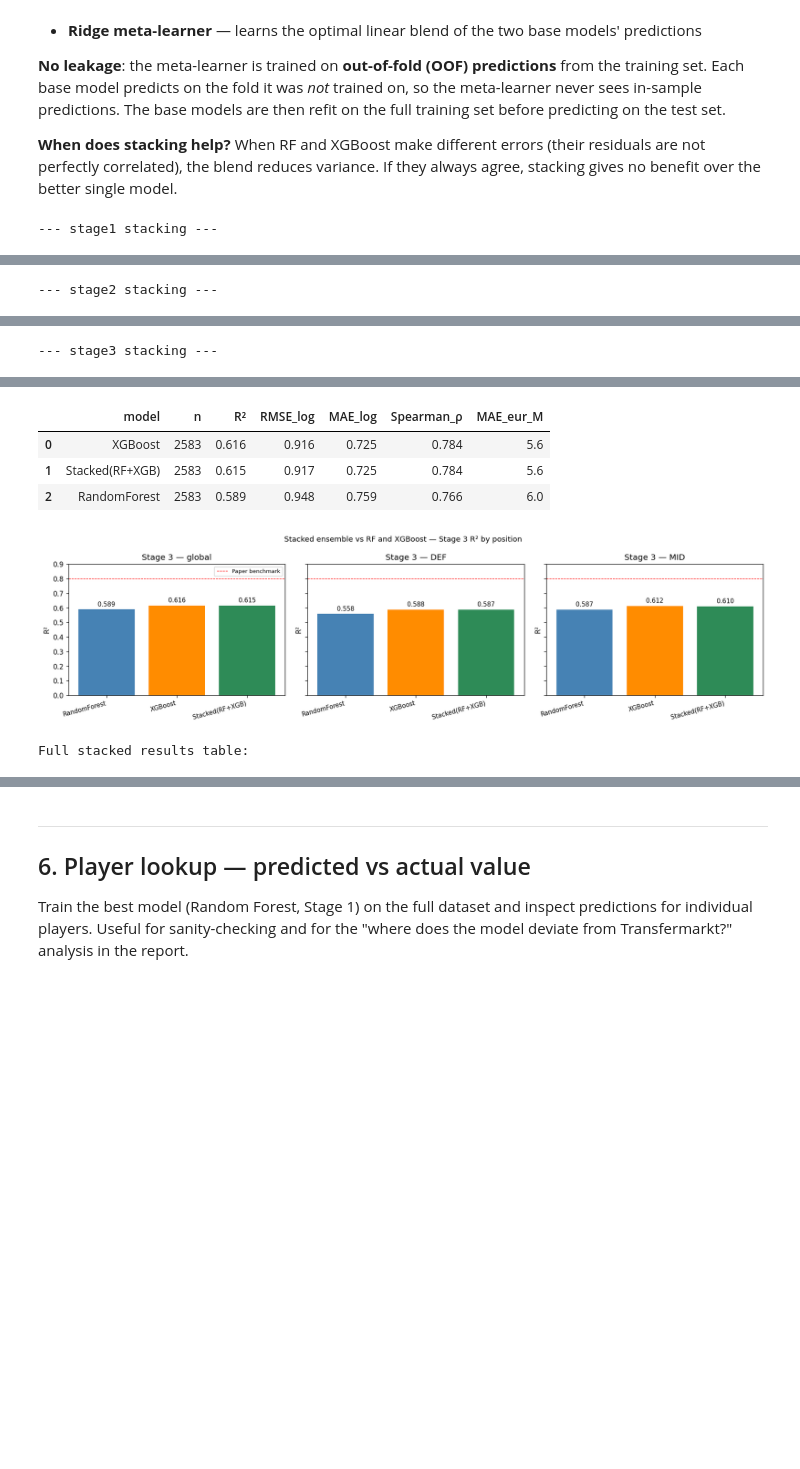
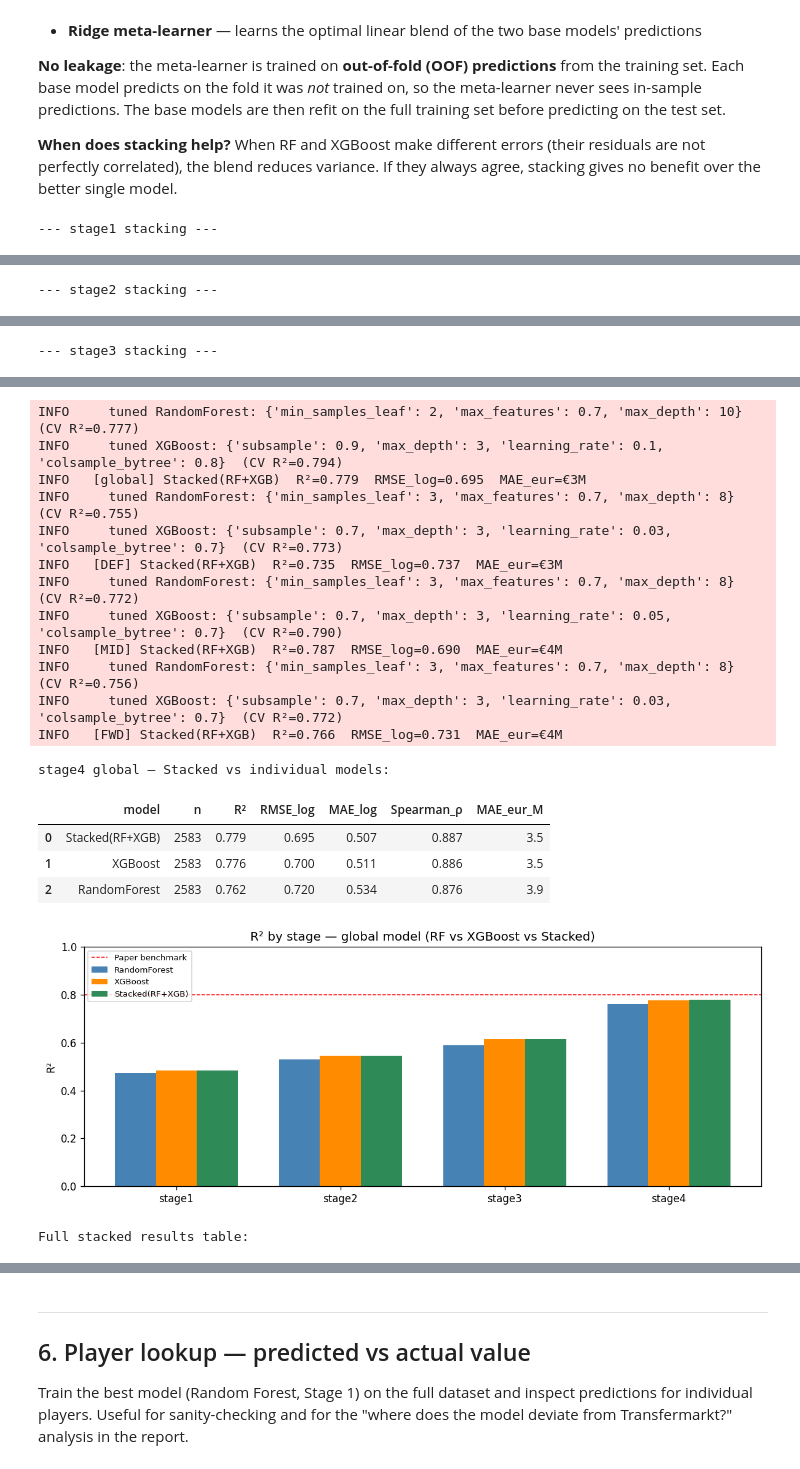
Before and after one commit to DennisJohansson423/football-market-value-prediction, a Jupyter notebook: notebooks/analysis.ipynb, the cells around one changed output, grey strips where cells are left out. Drawn from its saved outputs; the diff is of its cells as text; code cells hidden in the pictures; blank space fills up the shorter version.

Commit message:
feat: add stage 4 features

```diff
--- a/notebooks/analysis.ipynb
+++ b/notebooks/analysis.ipynb
@@ -309,11 +316,12 @@ Stage 2 plus `age²` (captures the non-linear age curve), position-relative perc
 # %%
-from src.features import build_stage1, build_stage2, build_stage3
+from src.features import build_stage1, build_stage2, build_stage3, build_stage4
 
 s1 = build_stage1(joined)
 s2 = build_stage2(joined)
 s3 = build_stage3(joined)
+s4 = build_stage4(joined)
 
-for name, df in [('Stage 1', s1), ('Stage 2', s2), ('Stage 3', s3)]:
+for name, df in [('Stage 1', s1), ('Stage 2', s2), ('Stage 3', s3), ('Stage 4', s4)]:
     feat_cols = [c for c in df.columns if c not in
                  {'api_player_id','season','tm_player_id','market_value_in_eur','log_market_value'}]
     print(f"{name}: {len(df)} player-seasons, {len(feat_cols)} features")
@@ -356,12 +370,12 @@ Stage 3: 7808 player-seasons, 29 features
 # %%
 from src.models import train_global, train_position_aware, results_to_df
 
-# tune=True  → RandomizedSearchCV on RF and XGBoost (recommended, ~10–15 min)
-# tune=False → skip tuning, use default params (fast, ~1 min)
+# tune=True  → RandomizedSearchCV on RF and XGBoost (recommended, ~15–20 min with stage4)
+# tune=False → skip tuning, use default params (fast, ~1–2 min)
 TUNE = True
 
 all_results = []
-for stage_name, df in [('stage1', s1), ('stage2', s2), ('stage3', s3)]:
+for stage_name, df in [('stage1', s1), ('stage2', s2), ('stage3', s3), ('stage4', s4)]:
     print(f'\n--- {stage_name} ---')
     all_results += train_global(df, stage_name, tune=TUNE)
     all_results += train_position_aware(df, stage_name, tune=TUNE)
@@ -560,49 +588,53 @@ A stacked ensemble combines the strengths of two complementary models:
 # %%
 from src.models import train_stacked
 
-# Run stacked ensemble for all three stages (tune=True reuses the same search as above)
 stacked_results = []
-for stage_name, df in [('stage1', s1), ('stage2', s2), ('stage3', s3)]:
+for stage_name, df in [('stage1', s1), ('stage2', s2), ('stage3', s3), ('stage4', s4)]:
     print(f'\n--- {stage_name} stacking ---')
     stacked_results += train_stacked(df, stage_name, tune=TUNE)
 
 stacked_table = results_to_df(stacked_results)
 
-# Compare Stacked vs best single models (RF and XGBoost) on stage3 global
+# Compare Stacked vs best single models on the best stage (stage4) global
+best_stage = 'stage4'
 compare = (
     pd.concat([
         table[table['model'].isin(['RandomForest', 'XGBoost'])],
         stacked_table,
     ])
-    .query("stage == 'stage3' and position == 'global'")
+    .query(f"stage == '{best_stage}' and position == 'global'")
     .sort_values('R²', ascending=False)
     [['model', 'n', 'R²', 'RMSE_log', 'MAE_log', 'Spearman_ρ', 'MAE_eur_M']]
     .reset_index(drop=True)
 )
 
-print("\nStage 3 global — Stacked vs individual models:")
+print(f"\n{best_stage} global — Stacked vs individual models:")
 display(compare)
 
-# Bar chart: R² across positions for stage3
-fig, axes = plt.subplots(1, 3, figsize=(15, 4), sharey=True)
-positions = ['global', 'DEF', 'MID', 'FWD']
+# Bar chart comparing all stages for the stacked model (global)
+stacked_global = stacked_table[stacked_table['position'] == 'global'].copy()
+fig, ax = plt.subplots(figsize=(10, 4))
+stages_all = ['stage1', 'stage2', 'stage3', 'stage4']
 models_to_compare = ['RandomForest', 'XGBoost', 'Stacked(RF+XGB)']
 colors = ['steelblue', 'darkorange', 'seagreen']
 
-for ax, pos in zip(axes, ['global', 'DEF', 'MID']):
-    combined = pd.concat([table, stacked_table])
-    sub = combined[(combined['stage'] == 'stage3') & (combined['position'] == pos)]
-    sub = sub[sub['model'].isin(models_to_compare)].set_index('model').reindex(models_to_compare)
-    bars = ax.bar(models_to_compare, sub['R²'].fillna(0), color=colors)
-    ax.bar_label(bars, fmt='%.3f', padding=3, fontsize=9)
-    ax.set_title(f'Stage 3 — {pos}')
-    ax.set_ylabel('R²')
-    ax.set_ylim(0, 0.9)
-    ax.axhline(0.8, color='red', linestyle='--', linewidth=0.8, label='Paper benchmark')
-    ax.set_xticklabels(models_to_compare, rotation=15, ha='right', fontsize=9)
+combined = pd.concat([table, stacked_table])
+global_combined = combined[combined['position'] == 'global']
 
-axes[0].legend(fontsize=8)
-plt.suptitle('Stacked ensemble vs RF and XGBoost — Stage 3 R² by position', fontsize=11)
+x = np.arange(len(stages_all))
+width = 0.25
+for i, model in enumerate(models_to_compare):
+    sub = global_combined[global_combined['model'] == model]
+    r2_vals = [sub[sub['stage'] == s]['R²'].values[0] if len(sub[sub['stage'] == s]) else 0 for s in stages_all]
+    ax.bar(x + i * width, r2_vals, width, label=model, color=colors[i])
+
+ax.set_xticks(x + width)
+ax.set_xticklabels(stages_all)
+ax.set_ylabel('R²')
+ax.set_title('R² by stage — global model (RF vs XGBoost vs Stacked)')
+ax.axhline(0.8, color='red', linestyle='--', linewidth=0.9, label='Paper benchmark')
+ax.legend(fontsize=8)
+ax.set_ylim(0, 1)
 plt.tight_layout()
 plt.show()
 
@@ -652,9 +684,22 @@ Stage 3 global — Stacked vs individual models:
+INFO     tuned RandomForest: {'min_samples_leaf': 2, 'max_features': 0.7, 'max_depth': 10}  (CV R²=0.777)
+INFO     tuned XGBoost: {'subsample': 0.9, 'max_depth': 3, 'learning_rate': 0.1, 'colsample_bytree': 0.8}  (CV R²=0.794)
+INFO   [global] Stacked(RF+XGB)  R²=0.779  RMSE_log=0.695  MAE_eur=€3M
+INFO     tuned RandomForest: {'min_samples_leaf': 3, 'max_features': 0.7, 'max_depth': 8}  (CV R²=0.755)
+INFO     tuned XGBoost: {'subsample': 0.7, 'max_depth': 3, 'learning_rate': 0.03, 'colsample_bytree': 0.7}  (CV R²=0.773)
+INFO   [DEF] Stacked(RF+XGB)  R²=0.735  RMSE_log=0.737  MAE_eur=€3M
+INFO     tuned RandomForest: {'min_samples_leaf': 3, 'max_features': 0.7, 'max_depth': 8}  (CV R²=0.772)
+INFO     tuned XGBoost: {'subsample': 0.7, 'max_depth': 3, 'learning_rate': 0.05, 'colsample_bytree': 0.7}  (CV R²=0.790)
+INFO   [MID] Stacked(RF+XGB)  R²=0.787  RMSE_log=0.690  MAE_eur=€4M
+INFO     tuned RandomForest: {'min_samples_leaf': 3, 'max_features': 0.7, 'max_depth': 8}  (CV R²=0.756)
+INFO     tuned XGBoost: {'subsample': 0.7, 'max_depth': 3, 'learning_rate': 0.03, 'colsample_bytree': 0.7}  (CV R²=0.772)
+INFO   [FWD] Stacked(RF+XGB)  R²=0.766  RMSE_log=0.731  MAE_eur=€4M
+stage4 global — Stacked vs individual models:
 |  | model | n | R² | RMSE_log | MAE_log | Spearman_ρ | MAE_eur_M |
-| 0 | XGBoost | 2583 | 0.616 | 0.916 | 0.725 | 0.784 | 5.6 |
-| 1 | Stacked(RF+XGB) | 2583 | 0.615 | 0.917 | 0.725 | 0.784 | 5.6 |
-| 2 | RandomForest | 2583 | 0.589 | 0.948 | 0.759 | 0.766 | 6.0 |
+| 0 | Stacked(RF+XGB) | 2583 | 0.779 | 0.695 | 0.507 | 0.887 | 3.5 |
+| 1 | XGBoost | 2583 | 0.776 | 0.700 | 0.511 | 0.886 | 3.5 |
+| 2 | RandomForest | 2583 | 0.762 | 0.720 | 0.534 | 0.876 | 3.9 |
-[figure, old version]
+[figure, new version]
-Full stacked results table:
+Full stacked results table:
 |  | stage | position | model | n | R² | RMSE_log | MAE_log | Spearman_ρ | MAE_eur_M |
 | 0 | stage1 | DEF | Stacked(RF+XGB) | 1001 | 0.405 | 1.105 | 0.882 | 0.655 | 6.0 |
 | 1 | stage1 | FWD | Stacked(RF+XGB) | 707 | 0.518 | 1.050 | 0.834 | 0.716 | 7.1 |
```
Also changed, not shown: parts of 7 cells of this notebook, 2 other files.
